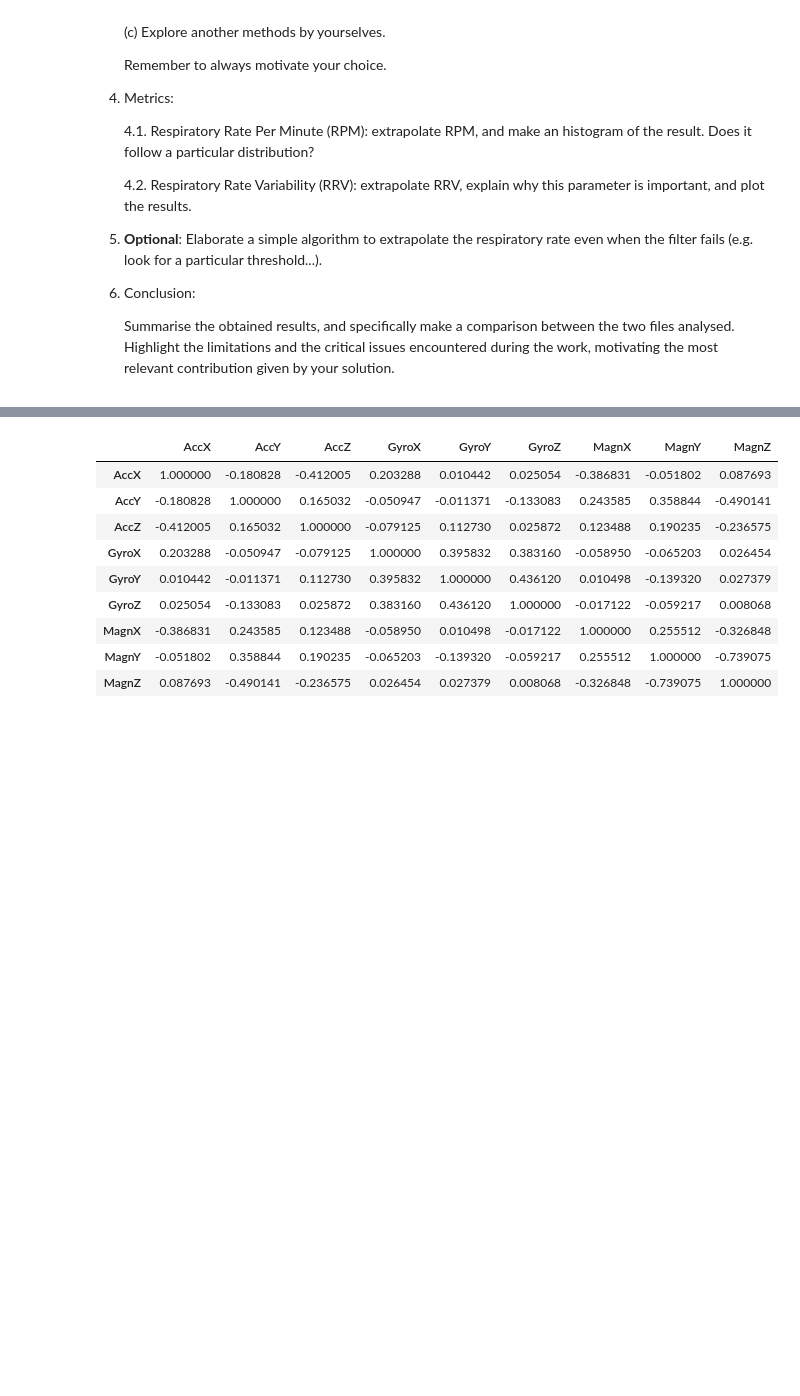
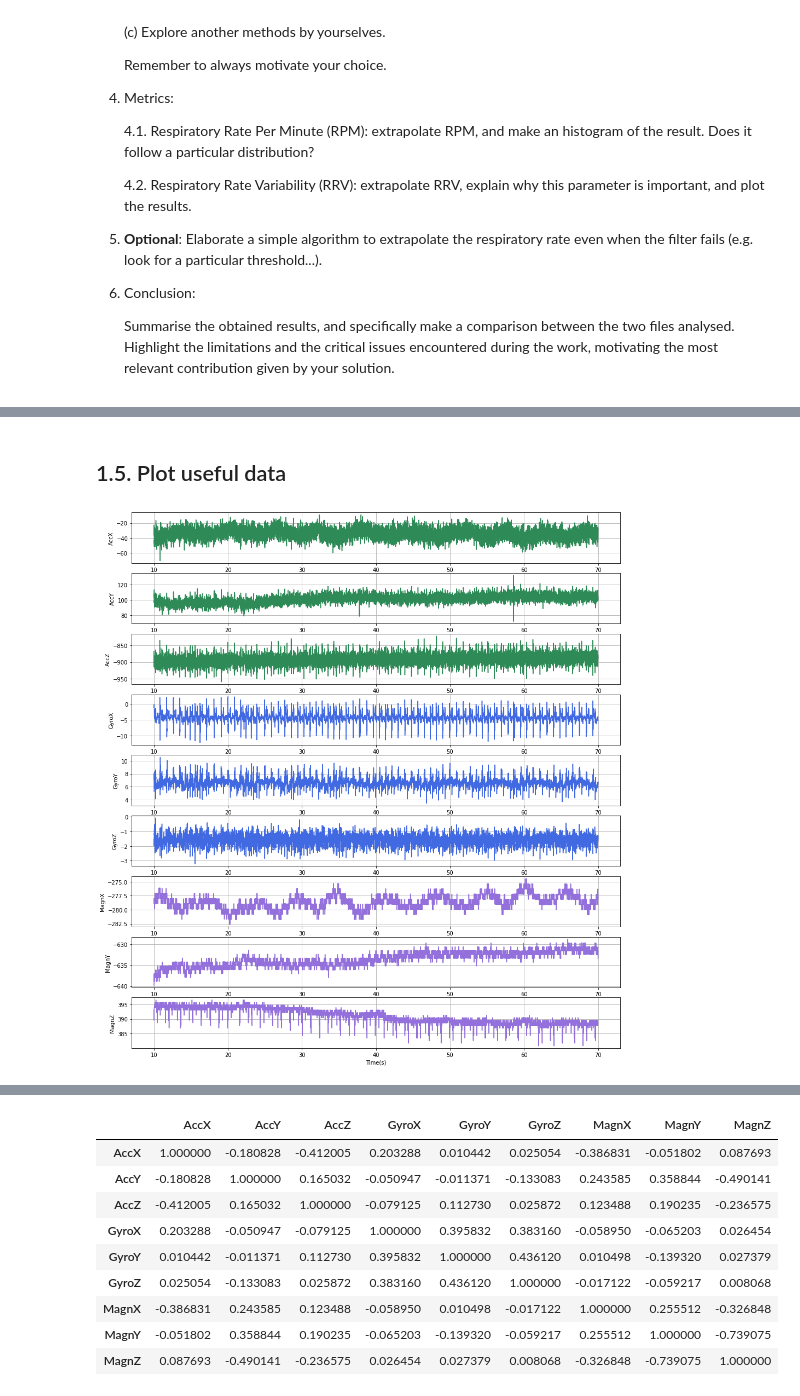
Before and after one commit to Mohsen-Kordi/ProjectRESP, a Jupyter notebook: Project.ipynb, the cells around one changed output, grey strips where cells are left out. Saved outputs shown, nothing was run; the diff lists cells and outputs as text; code cells hidden in the pictures; blank space fills up the shorter version.

```diff
--- a/Project.ipynb
+++ b/Project.ipynb
@@ -201,7 +94,0 @@ df2
-# %%
-fig, axs = plt.subplots(9, 1, figsize = (16, 18))
-for i, ax in enumerate(axs.flat):
-    ax.plot(x, df2[y_label[i]], color = color[i])
-    ax.set_xlabel('Time(s)')
-    ax.set_ylabel(y_label[i])
-    ax.grid()
@@ -213,0 +869,6 @@ for i, ax in enumerate(axs.flat):
+# %% [markdown]
+## 1.5. Plot useful data
+# %%
+fig, axs = plt_df(df2, fs, fign=[9,1], figs=[16,18])
+# %% [output]
+[figure, added]
```
Also changed, not shown: parts of 176 cells of this notebook.
